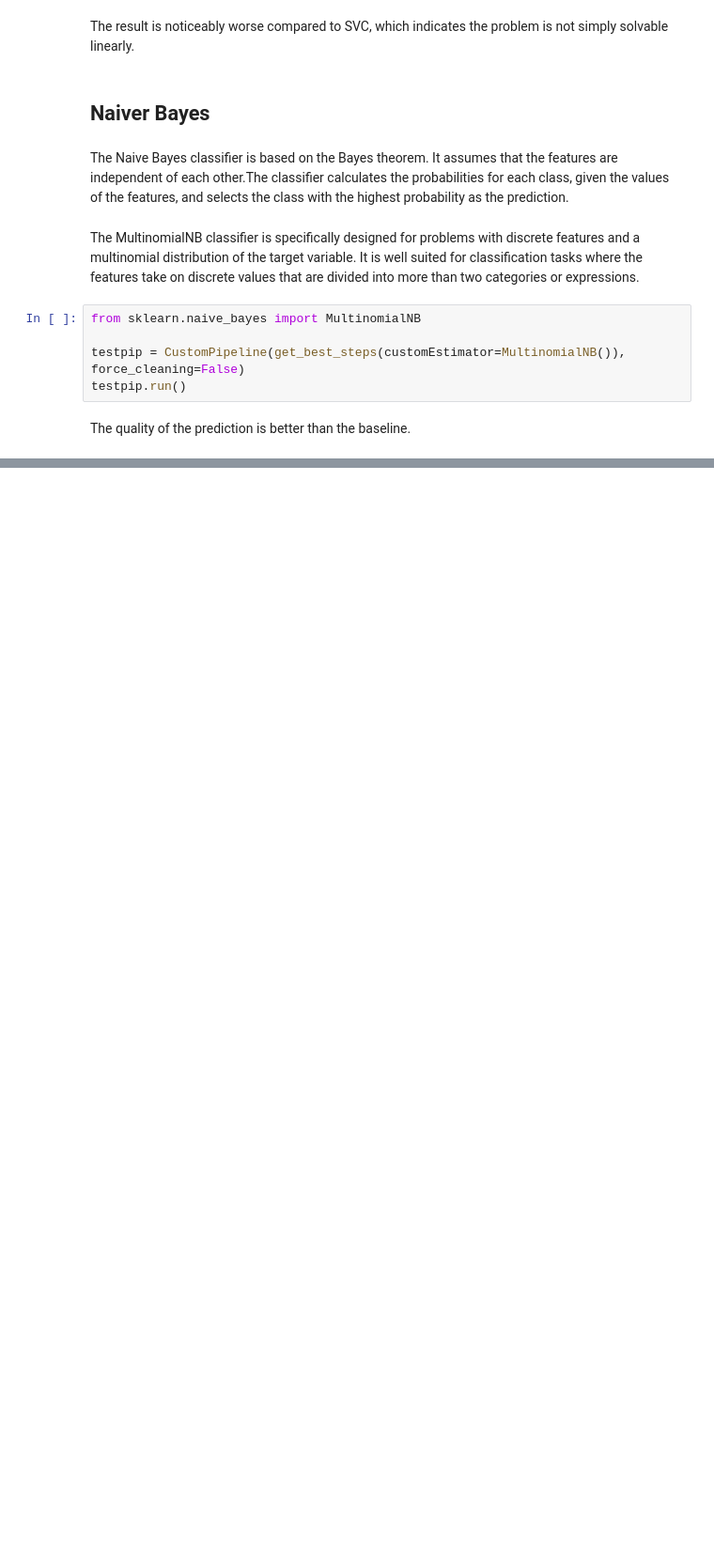
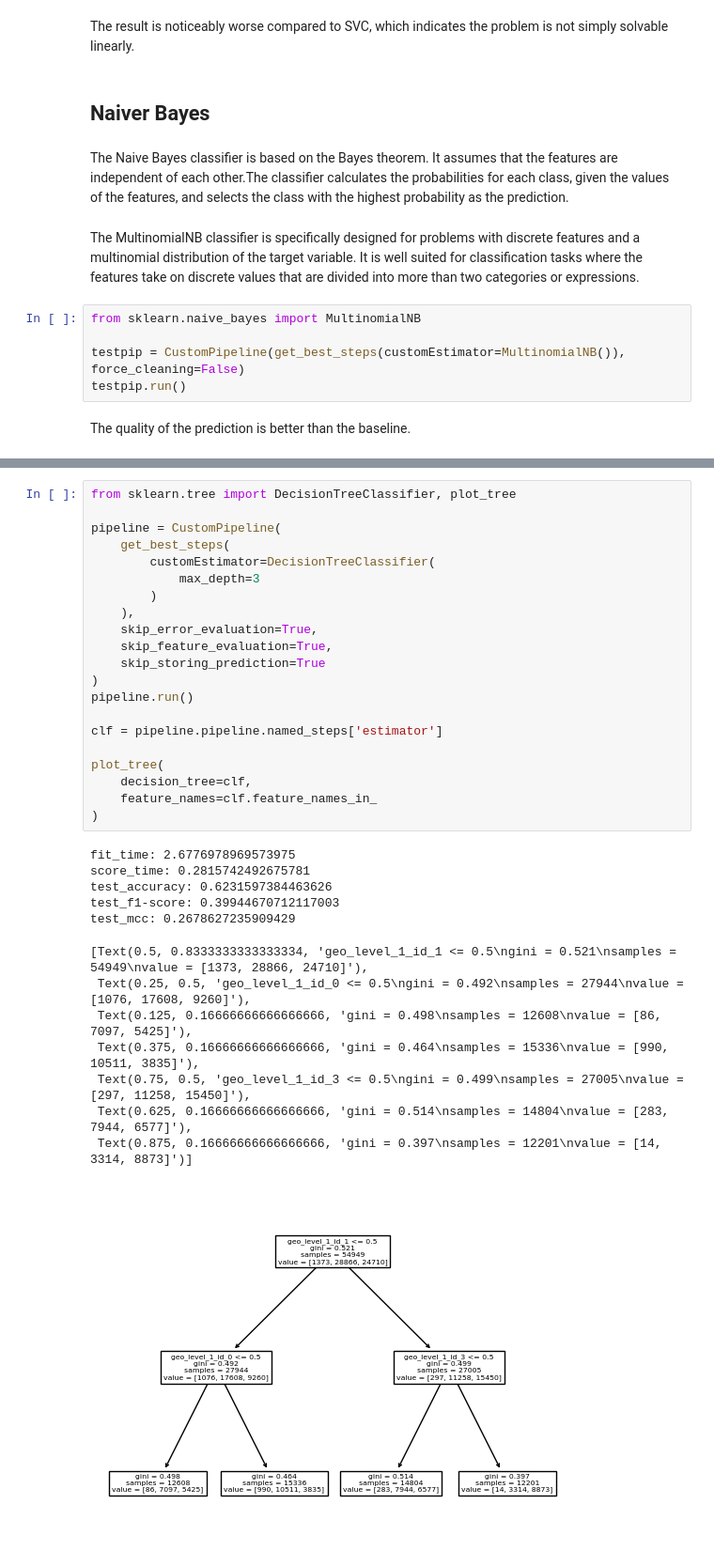
Before and after one commit to Sidies/-2015_Gorkha_earthquake_damage_prediction, a Jupyter notebook: notebooks/tyrell-prediction-models.ipynb, the cells around one changed output, grey strips where cells are left out. Shown at 94% size. Saved outputs shown, nothing was run; the diff lists cells and outputs as text; blank space fills up the shorter version.

```diff
--- a/notebooks/tyrell-prediction-models.ipynb
+++ b/notebooks/tyrell-prediction-models.ipynb
@@ -297,0 +336,35 @@ The quality of the prediction is better than the baseline.
+# %%
+from sklearn.tree import DecisionTreeClassifier, plot_tree
+
+pipeline = CustomPipeline(
+    get_best_steps(
+        customEstimator=DecisionTreeClassifier(
+            max_depth=3
+        )
+    ),
+    skip_error_evaluation=True,
+    skip_feature_evaluation=True,
+    skip_storing_prediction=True
+)
+pipeline.run()
+
+clf = pipeline.pipeline.named_steps['estimator']
+
+plot_tree(
+    decision_tree=clf,
+    feature_names=clf.feature_names_in_
+)
+# %% [output]
+fit_time: 2.6776978969573975
+score_time: 0.2815742492675781
+test_accuracy: 0.6231597384463626
+test_f1-score: 0.39944670712117003
+test_mcc: 0.2678627235909429
+[Text(0.5, 0.8333333333333334, 'geo_level_1_id_1 <= 0.5\ngini = 0.521\nsamples = 54949\nvalue = [1373, 28866, 24710]'),
+ Text(0.25, 0.5, 'geo_level_1_id_0 <= 0.5\ngini = 0.492\nsamples = 27944\nvalue = [1076, 17608, 9260]'),
+ Text(0.125, 0.16666666666666666, 'gini = 0.498\nsamples = 12608\nvalue = [86, 7097, 5425]'),
+ Text(0.375, 0.16666666666666666, 'gini = 0.464\nsamples = 15336\nvalue = [990, 10511, 3835]'),
+ Text(0.75, 0.5, 'geo_level_1_id_3 <= 0.5\ngini = 0.499\nsamples = 27005\nvalue = [297, 11258, 15450]'),
+ Text(0.625, 0.16666666666666666, 'gini = 0.514\nsamples = 14804\nvalue = [283, 7944, 6577]'),
+ Text(0.875, 0.16666666666666666, 'gini = 0.397\nsamples = 12201\nvalue = [14, 3314, 8873]')]
+[figure, added]
```
Also changed, not shown: parts of 8 cells of this notebook, 4 other files.
